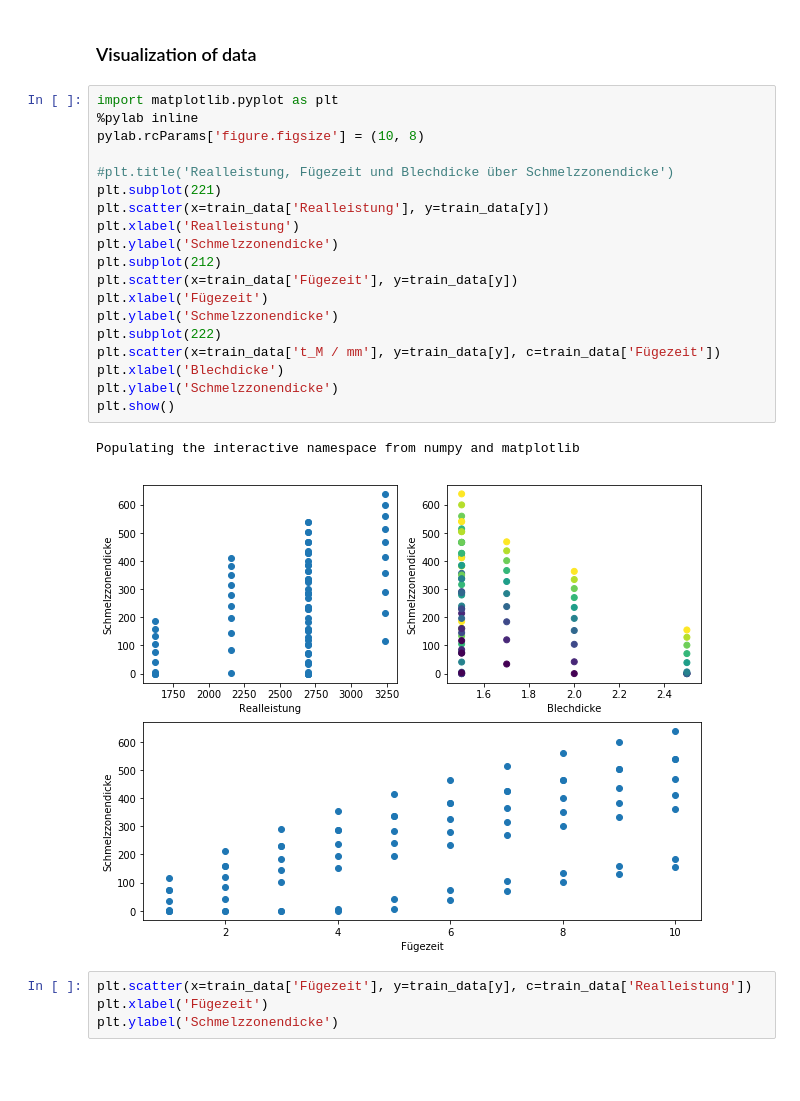
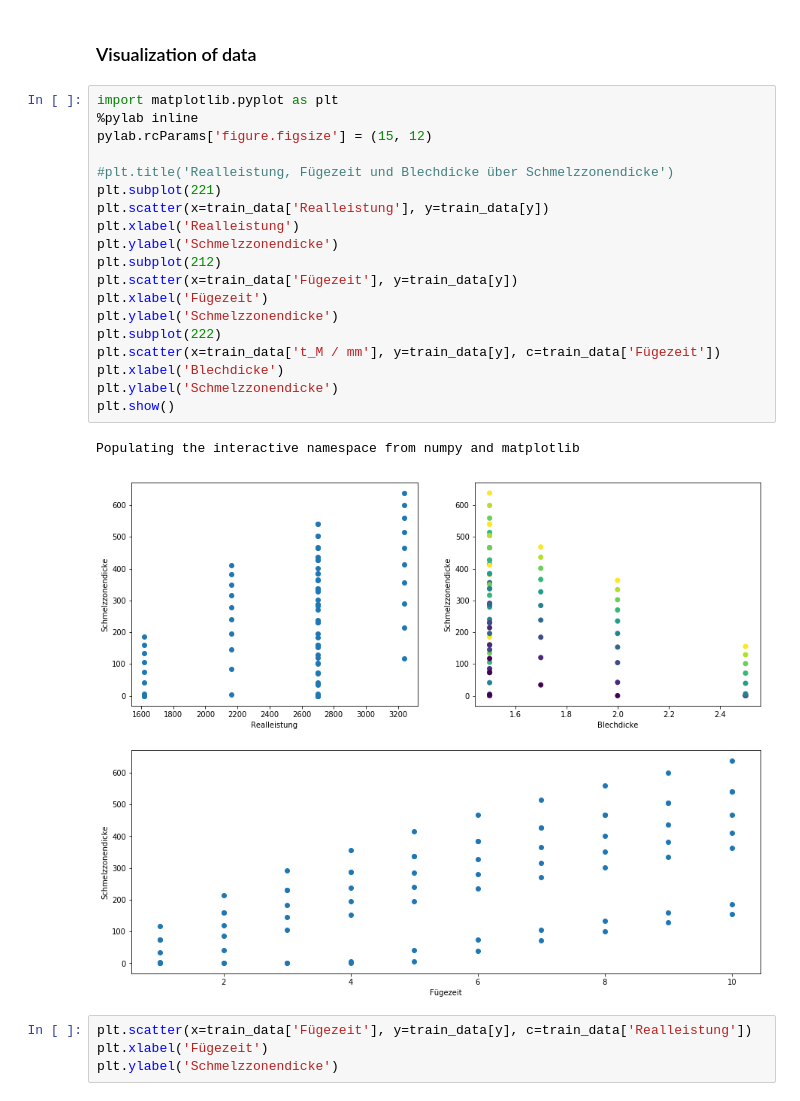
Before and after one commit to tobiasrummelsberger/melting-zone-thickness-prediction, a Jupyter notebook: notebook/SVM_training.ipynb, the cells around one changed output. Drawn from its saved outputs; the diff is of its cells as text; blank space fills up the shorter version.

```diff
--- a/notebook/SVM_training.ipynb
+++ b/notebook/SVM_training.ipynb
@@ -30,25 +30,25 @@ validation_data = data[data['data_type']=='validation']
 # %%
 import matplotlib.pyplot as plt
 %pylab inline
-pylab.rcParams['figure.figsize'] = (10, 8)
+pylab.rcParams['figure.figsize'] = (15, 12)
 
 #plt.title('Realleistung, Fügezeit und Blechdicke über Schmelzzonendicke')
 plt.subplot(221)
 plt.scatter(x=train_data['Realleistung'], y=train_data[y])
 plt.xlabel('Realleistung')
 plt.ylabel('Schmelzzonendicke')
 plt.subplot(212)
 plt.scatter(x=train_data['Fügezeit'], y=train_data[y])
 plt.xlabel('Fügezeit')
 plt.ylabel('Schmelzzonendicke')
 plt.subplot(222)
 plt.scatter(x=train_data['t_M / mm'], y=train_data[y], c=train_data['Fügezeit'])
 plt.xlabel('Blechdicke')
 plt.ylabel('Schmelzzonendicke')
 plt.show()
 # %% [output]
 Populating the interactive namespace from numpy and matplotlib
-[figure, old version]
+[figure, new version]
 # %%
 plt.scatter(x=train_data['Fügezeit'], y=train_data[y], c=train_data['Realleistung'])
 plt.xlabel('Fügezeit')
```
Also changed, not shown: parts of 19 cells of this notebook.
